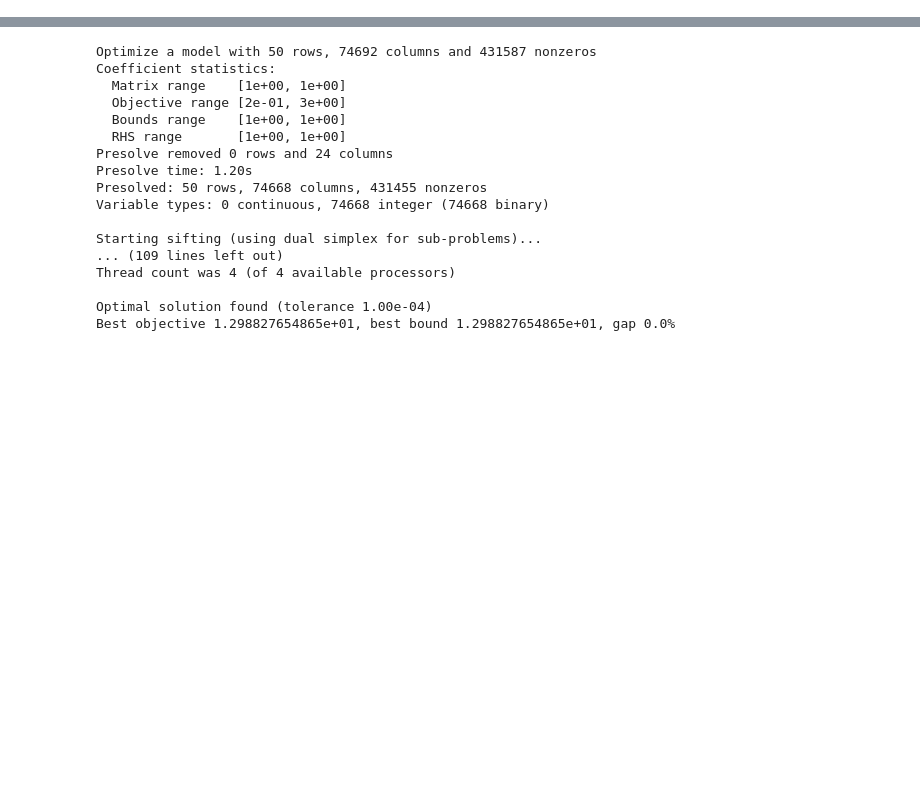
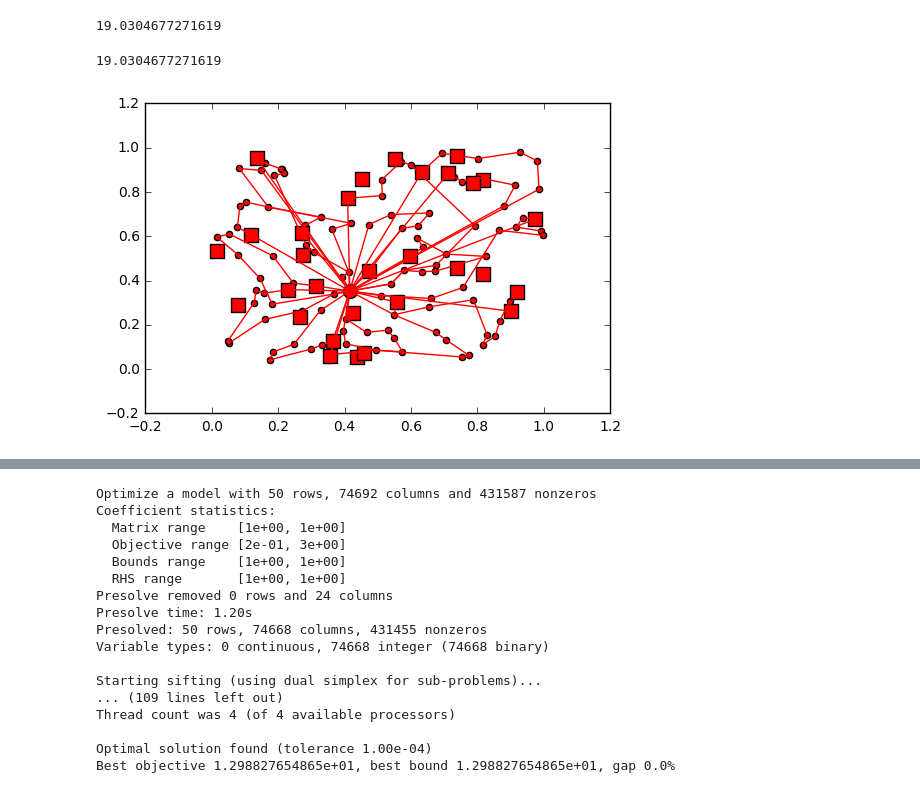
Before and after one commit to serarca/LowerBoundsVRP, a Jupyter notebook: trial.ipynb, the cells around one changed output, grey strips where cells are left out. Drawn from its saved outputs; the diff is of its cells as text; code cells hidden in the pictures; blank space fills up the shorter version.

```diff
--- a/trial.ipynb
+++ b/trial.ipynb
@@ -33,0 +122,16 @@ vrp = VRPClass.VRP(H, N, H_p, N_p, quantities, capacities, type_dist, M = M, M_p
+# %%
+from gurobipy import *
+model = Model()
+# Add variables to modes
+variables = []
+for i,route in enumerate(reduced_routes):
+    variables.append(model.addVar(obj=route['geo_cost'], vtype=GRB.BINARY,
+                                  name='route_'+str(i)))
+model.update()
+# Add farmer constraints
+for farmer, routes in farmer_routes.iteritems():
+    model.addConstr(quicksum([variables[k] for k in routes])>=1)
+## Add route constraints
+for farmer, routes in truck_routes.iteritems():
+    model.addConstr(quicksum([variables[k] for k in routes])<=1)
+model.update()
@@ -33,0 +166,28 @@ vrp = VRPClass.VRP(H, N, H_p, N_p, quantities, capacities, type_dist, M = M, M_p
+# %%
+routes_used = []
+for v in model.getVars():
+    name = v.VarName
+    value = v.x
+    if value == 1.0:
+        routes_used.append(name)
+# %%
+routes_used = [reduced_routes[int(r.split("_")[1])] for r in routes_used]
+# %%
+# Check that the distance adds up
+np.sum([r['geo_cost'] for r in routes_used])
+# %% [output]
+19.0304677271619
+# %%
+sol = {}
+for h in H:
+    sol[h] = {"route":[]}
+for r in routes_used:
+    sol['h_'+str(r['truck']-n)] = {"route":['n_'+str(k) for k in r['path'][1:(len(r['path'])-1)]]}
+# %%
+vrp.total_distance(sol)
+# %% [output]
+19.0304677271619
+# %%
+vrp.draw_solution(sol)
+# %% [output]
+[figure, added]
```
Also changed, not shown: parts of 26 cells of this notebook, 6 other files.
